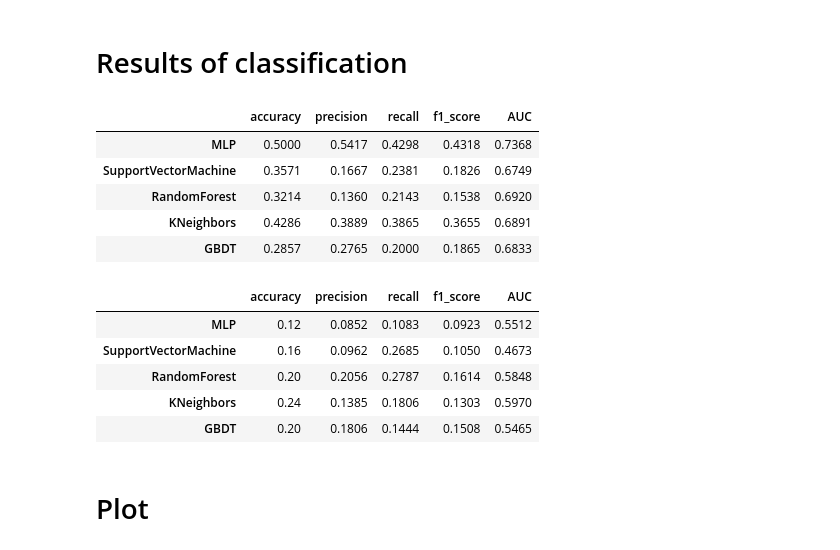
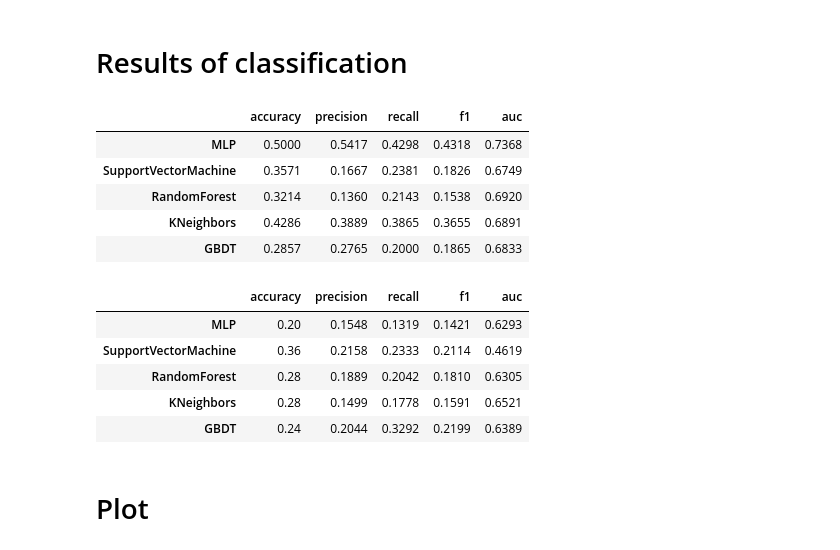
Before and after one commit to Parsonlee/TNM------, a Jupyter notebook: model.ipynb, the cells around one changed output. Cells and saved outputs as stored; diff of their text form; code cells hidden in the pictures.

```diff
--- a/model.ipynb
+++ b/model.ipynb
@@ -207,52 +216,57 @@ clf = {
 # %% [markdown]
 # Results of classification
 # %%
-with_clf_results = {}
 with_proba = {}
-without_clf_results = {}
 without_proba = {}
+with_test_results = {}
+without_test_results = {}
 
 for name, model in clf.items():
-    acc, precision, recall, f1, auc_, proba = clf_model_eval(
+    test_res, proba = clf_model_eval(
+        name,
         model,
         with_train_x,
         with_train_y,
         with_test_x,
         with_test_y
     )
-    with_clf_results[name] = [acc, precision, recall, f1, auc_]
+    with_test_results[name] = test_res
     with_proba[name] = proba
 
 for name, model in clf.items():
-    acc, precision, recall, f1, auc_, proba = clf_model_eval(
+    test_res, proba = clf_model_eval(
+        name,
         model,
         without_train_x,
         without_train_y,
         without_test_x,
-        without_test_y
+        without_test_y,
+        TNM=False
     )
-    without_clf_results[name] = [acc, precision, recall, f1, auc_]
+    without_test_results[name] = test_res
     without_proba[name] = proba
 # %%
-df1 = pd.DataFrame(with_clf_results, index=['accuracy', 'precision', 'recall', 'f1_score', 'AUC'])
+df1 = pd.DataFrame(with_test_results, index=['accuracy', 'precision', 'recall', 'f1', 'auc'])
+df1.T.to_csv('./CV_result/清扫组/测试集结果.csv')
 df1.T
 # %% [output]
-|  | accuracy | precision | recall | f1_score | AUC |
+|  | accuracy | precision | recall | f1 | auc |
 | MLP | 0.5000 | 0.5417 | 0.4298 | 0.4318 | 0.7368 |
 | SupportVectorMachine | 0.3571 | 0.1667 | 0.2381 | 0.1826 | 0.6749 |
 | RandomForest | 0.3214 | 0.1360 | 0.2143 | 0.1538 | 0.6920 |
 | KNeighbors | 0.4286 | 0.3889 | 0.3865 | 0.3655 | 0.6891 |
 | GBDT | 0.2857 | 0.2765 | 0.2000 | 0.1865 | 0.6833 |
 # %%
-df2 = pd.DataFrame(without_clf_results, index=['accuracy', 'precision', 'recall', 'f1_score', 'AUC'])
+df2 = pd.DataFrame(without_test_results, index=['accuracy', 'precision', 'recall', 'f1', 'auc'])
+df2.T.to_csv('./CV_result/未清扫组/测试集结果.csv')
 df2.T
 # %% [output]
-|  | accuracy | precision | recall | f1_score | AUC |
-| MLP | 0.12 | 0.0852 | 0.1083 | 0.0923 | 0.5512 |
-| SupportVectorMachine | 0.16 | 0.0962 | 0.2685 | 0.1050 | 0.4673 |
-| RandomForest | 0.20 | 0.2056 | 0.2787 | 0.1614 | 0.5848 |
-| KNeighbors | 0.24 | 0.1385 | 0.1806 | 0.1303 | 0.5970 |
-| GBDT | 0.20 | 0.1806 | 0.1444 | 0.1508 | 0.5465 |
+|  | accuracy | precision | recall | f1 | auc |
+| MLP | 0.20 | 0.1548 | 0.1319 | 0.1421 | 0.6293 |
+| SupportVectorMachine | 0.36 | 0.2158 | 0.2333 | 0.2114 | 0.4619 |
+| RandomForest | 0.28 | 0.1889 | 0.2042 | 0.1810 | 0.6305 |
+| KNeighbors | 0.28 | 0.1499 | 0.1778 | 0.1591 | 0.6521 |
+| GBDT | 0.24 | 0.2044 | 0.3292 | 0.2199 | 0.6389 |
 # %% [markdown]
 # Plot
 # %% [markdown]
```
Also changed, not shown: parts of 14 cells of this notebook, 12 other files.
